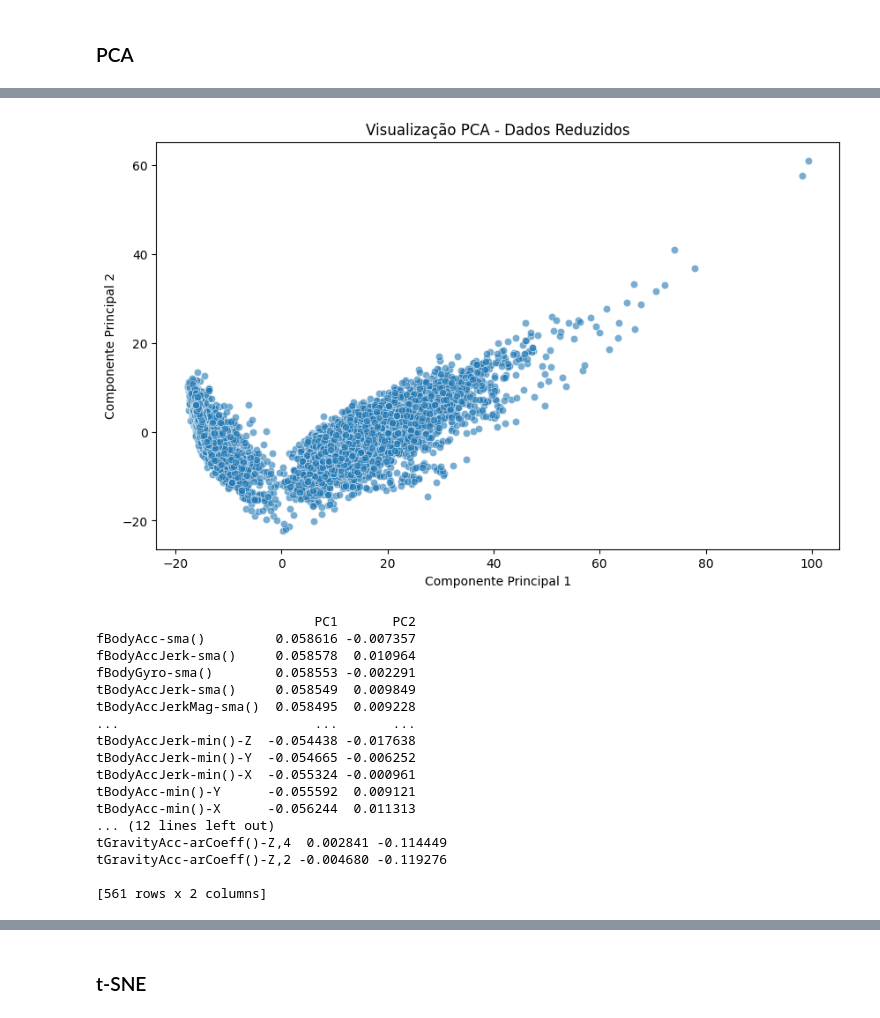
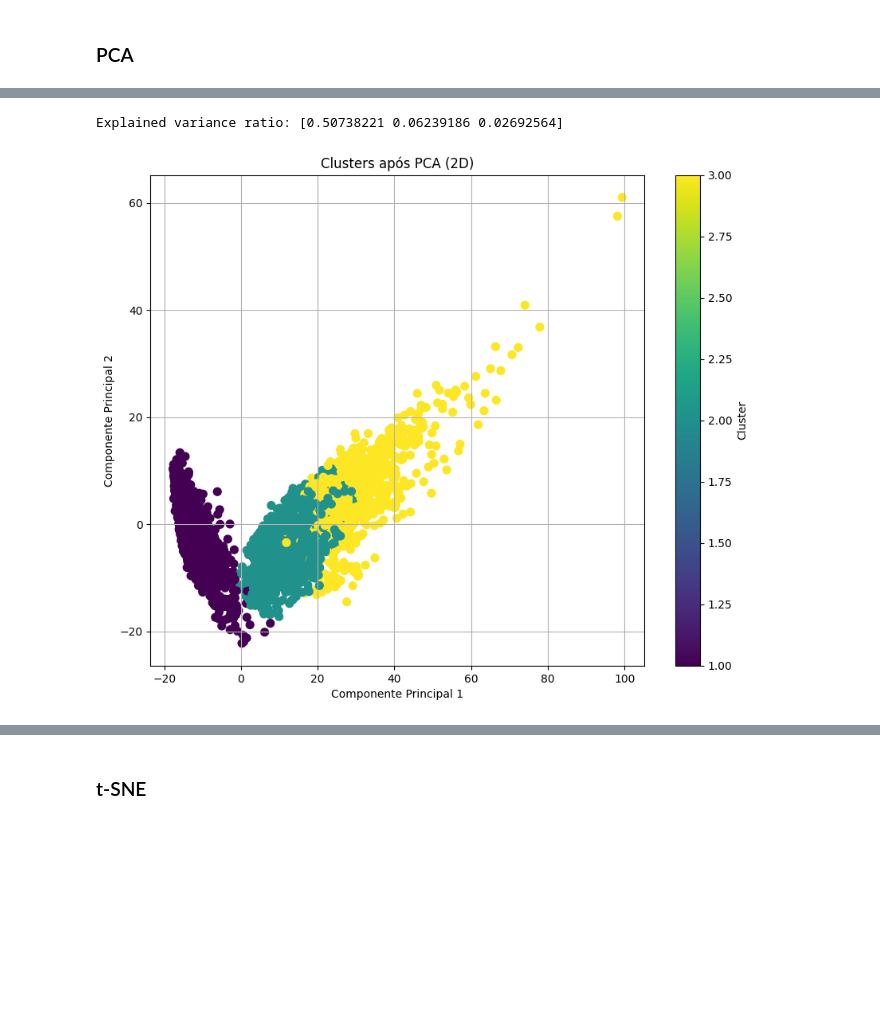
Before and after one commit to aureliodeboa/Restic-K-means, a Jupyter notebook: Atividade2Restic.ipynb, the cells around one changed output, grey strips where cells are left out. Drawn from its saved outputs; the diff is of its cells as text; code cells hidden in the pictures; blank space fills up the shorter version.

Commit message:
refac: identifying n_cluster

```diff
--- a/Atividade2Restic.ipynb
+++ b/Atividade2Restic.ipynb
@@ -28,8 +28,8 @@ with zipfile.ZipFile("har_dataset.zip", 'r') as zip_ref:
     zip_ref.extractall("HAR_Dataset")
 
 # Leitura dos dados de treino e teste
-X_train = pd.read_csv('HAR_Dataset/UCI HAR Dataset/train/X_train.txt', delim_whitespace=True, header=None)
-X_test = pd.read_csv('HAR_Dataset/UCI HAR Dataset/test/X_test.txt', delim_whitespace=True, header=None)
+X_train = pd.read_csv('HAR_Dataset/UCI HAR Dataset/train/X_train.txt', sep='\s+', header=None)
+X_test = pd.read_csv('HAR_Dataset/UCI HAR Dataset/test/X_test.txt', sep='\s+', header=None)
 
 # Concatenando os dados
 X = pd.concat([X_train, X_test], ignore_index=True)
@@ -45,7 +45,7 @@ X.head()
 5 rows × 561 columns
 # %%
 # Carregar os nomes das features
-features = pd.read_csv('HAR_Dataset/UCI HAR Dataset/features.txt', delim_whitespace=True, header=None, usecols=[1])
+features = pd.read_csv('HAR_Dataset/UCI HAR Dataset/features.txt', sep='\s+', header=None, usecols=[1])
 
 # Atribuir nomes às colunas
 X.columns = features[1].values
@@ -183,0 +165,7 @@ for feature in selected_features:
+# %%
+print(f"Maior salto em distância entre os clusters: {differences[max_diff_index]}")
+print(f"Distância ideal para corte: {sorted_distances[max_diff_index]}")
+cut_distance = 768.66
+clusters = fcluster(linkage_matrix, cut_distance, criterion='distance')
+num_clusters = len(set(clusters))
+print(f"Número de clusters sugeridos: {num_clusters}")
@@ -200,33 +193,20 @@ Explained variance ratio: [0.50738221 0.06239186]
+# %%
+pca = PCA(n_components=3)
+X_scaled_pca = pca.fit_transform(X_scaled)
+# %%
+print(f'Explained variance ratio: {pca.explained_variance_ratio_}')
+# %% [output]
+Explained variance ratio: [0.50738221 0.06239186 0.02692564]
 # %%
-X_scaled_pca_df = pd.DataFrame(X_scaled_pca, columns=['PC1', 'PC2'])
+X_scaled_pca_df = pd.DataFrame(X_scaled_pca[:, :2], columns=['PC1', 'PC2'])
 
-plt.figure(figsize=(10, 6))
-sns.scatterplot(x='PC1', y='PC2', data=X_scaled_pca_df, alpha=0.6)
-plt.title('Visualização PCA - Dados Reduzidos')
+plt.figure(figsize=(10, 8))
+plt.scatter(X_scaled_pca_df['PC1'], X_scaled_pca_df['PC2'], c=clusters, cmap='viridis', s=50)
+plt.title('Clusters após PCA (2D)')
 plt.xlabel('Componente Principal 1')
 plt.ylabel('Componente Principal 2')
+plt.colorbar(label='Cluster')
+plt.grid(True)
 plt.show()
 # %% [output]
-[figure, old version]
+[figure, new version]
-# %%
-pca_components = pd.DataFrame(pca.components_, columns=X.columns, index=['PC1', 'PC2'])
-print(pca_components.T.sort_values(by='PC1', ascending=False))  # PC1
-print(pca_components.T.sort_values(by='PC2', ascending=False))  # PC2
-# %% [output]
-                            PC1       PC2
-fBodyAcc-sma()         0.058616 -0.007357
-fBodyAccJerk-sma()     0.058578  0.010964
-fBodyGyro-sma()        0.058553 -0.002291
-tBodyAccJerk-sma()     0.058549  0.009849
-tBodyAccJerkMag-sma()  0.058495  0.009228
-...                         ...       ...
-tBodyAccJerk-min()-Z  -0.054438 -0.017638
-tBodyAccJerk-min()-Y  -0.054665 -0.006252
-tBodyAccJerk-min()-X  -0.055324 -0.000961
-tBodyAcc-min()-Y      -0.055592  0.009121
-tBodyAcc-min()-X      -0.056244  0.011313
-... (12 lines left out)
-tGravityAcc-arCoeff()-Z,4  0.002841 -0.114449
-tGravityAcc-arCoeff()-Z,2 -0.004680 -0.119276
-
-[561 rows x 2 columns]
```
Also changed, not shown: parts of 42 cells of this notebook.
